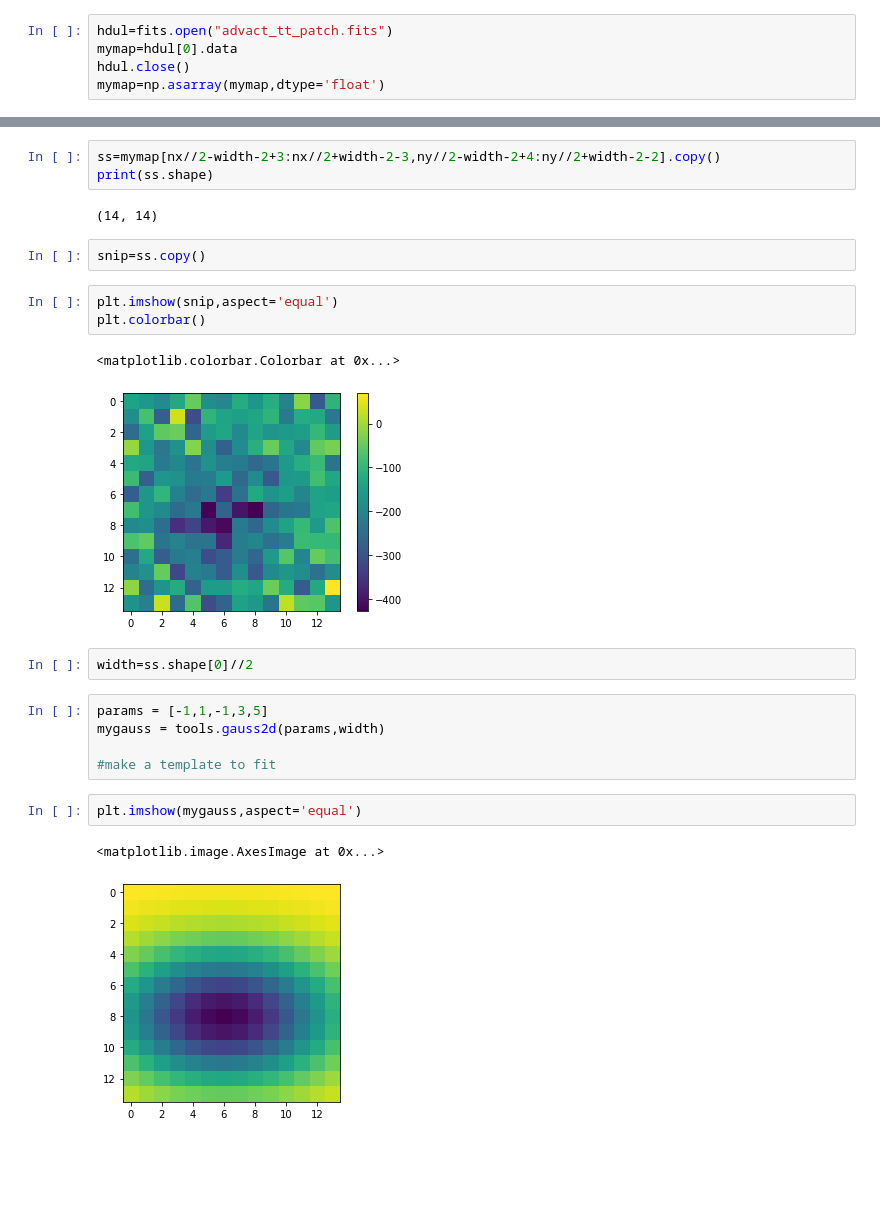
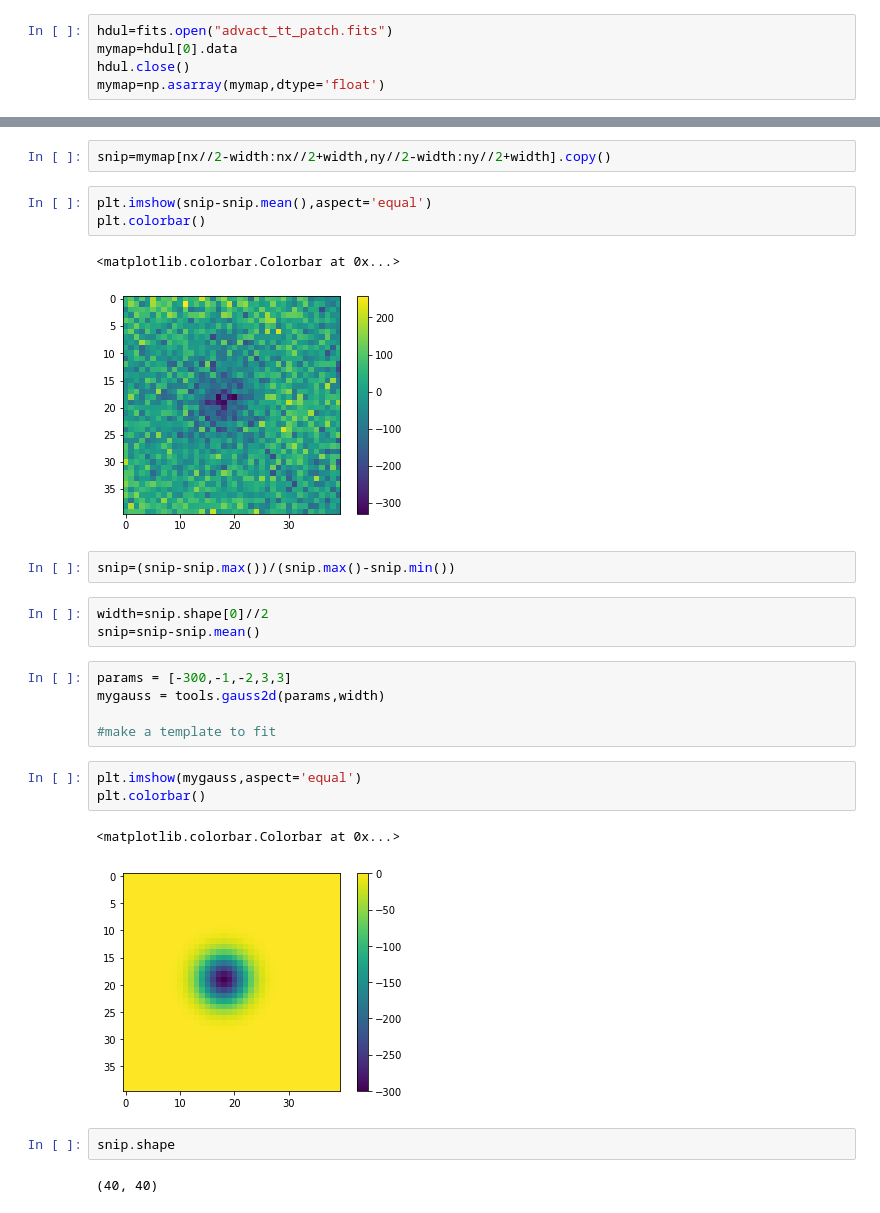
Before and after one commit to mohanagr/PHYS641, a Jupyter notebook: ps3/q1.ipynb, the cells around one changed output, grey strips where cells are left out. Cells and saved outputs as stored; diff of their text form; blank space fills up the shorter version.

```diff
--- a/ps3/q1.ipynb
+++ b/ps3/q1.ipynb
@@ -20,26 +20,29 @@ plt.colorbar()
-# %%
-ss=mymap[nx//2-width-2+3:nx//2+width-2-3,ny//2-width-2+4:ny//2+width-2-2].copy()
-print(ss.shape)
-# %% [output]
-(14, 14)
 # %%
-snip=ss.copy()
+snip=mymap[nx//2-width:nx//2+width,ny//2-width:ny//2+width].copy()
 # %%
-plt.imshow(snip,aspect='equal')
+plt.imshow(snip-snip.mean(),aspect='equal')
 plt.colorbar()
 # %% [output]
 <matplotlib.colorbar.Colorbar at 0x...>
-[figure, old version]
+[figure, new version]
+# %%
+snip=(snip-snip.max())/(snip.max()-snip.min())
 # %%
-width=ss.shape[0]//2
+width=snip.shape[0]//2
+snip=snip-snip.mean()
 # %%
-params = [-1,1,-1,3,5]
+params = [-300,-1,-2,3,3]
 mygauss = tools.gauss2d(params,width)
 
 #make a template to fit
 # %%
 plt.imshow(mygauss,aspect='equal')
+plt.colorbar()
 # %% [output]
-<matplotlib.image.AxesImage at 0x...>
+<matplotlib.colorbar.Colorbar at 0x...>
-[figure, old version]
+[figure, new version]
+# %%
+snip.shape
+# %% [output]
+(40, 40)
 # %%
```
Also changed, not shown: parts of 7 cells of this notebook, 1 other file.
